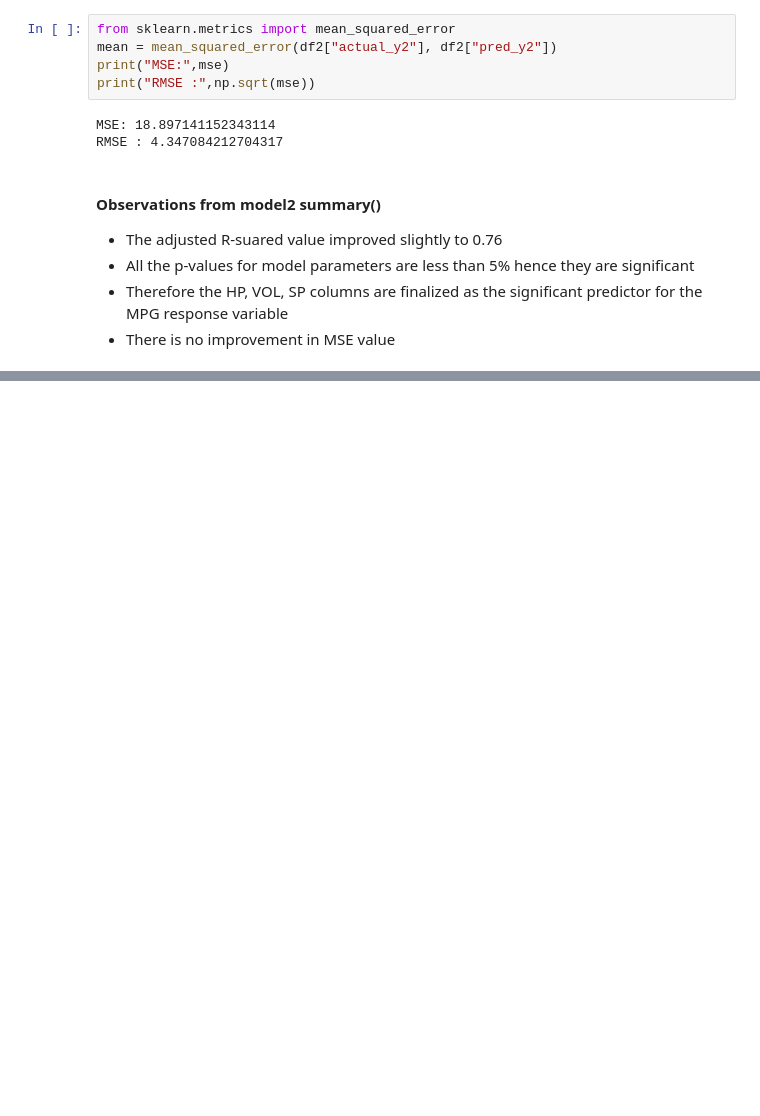
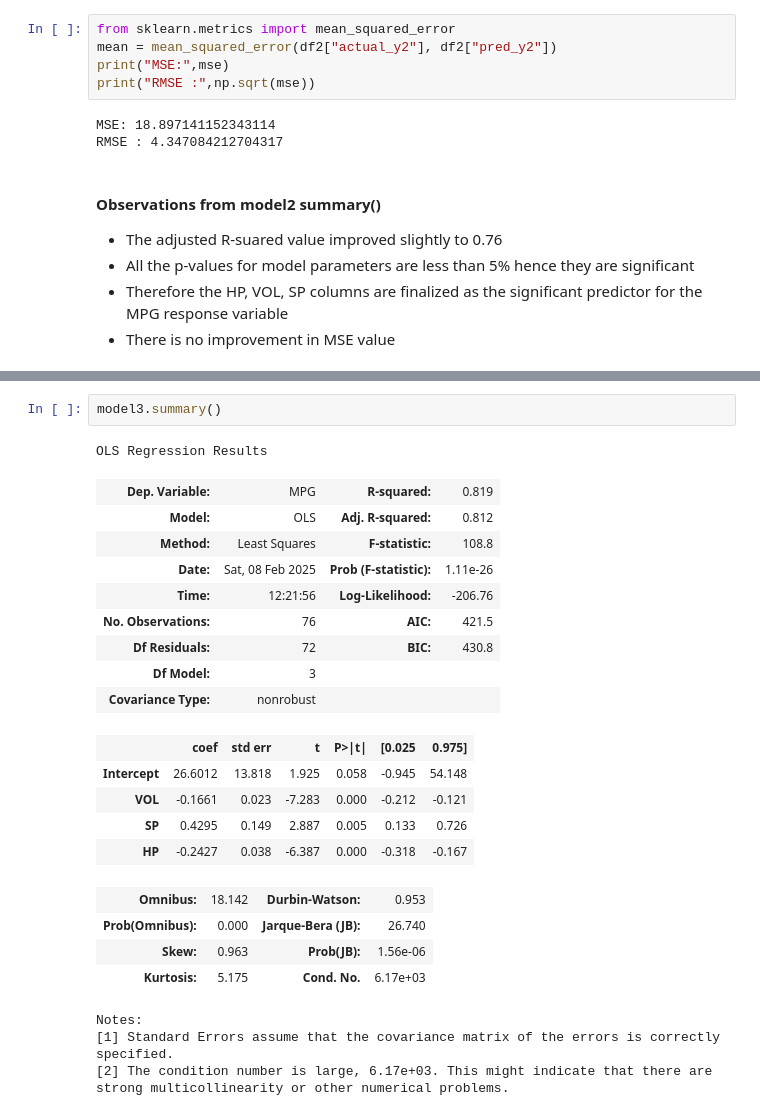
Before and after one commit to AnirudhReddy1252/AIML_TASK, a Jupyter notebook: Multi Regression.ipynb, the cells around one changed output, grey strips where cells are left out. Cells and saved outputs as stored; diff of their text form; blank space fills up the shorter version.

```diff
--- a/Multi Regression.ipynb
+++ b/Multi Regression.ipynb
@@ -367,0 +426,26 @@ RMSE : 4.347084212704317
+# %%
+model3.summary()
+# %% [output]
+OLS Regression Results
+| Dep. Variable: | MPG | R-squared: | 0.819 |
+| Model: | OLS | Adj. R-squared: | 0.812 |
+| Method: | Least Squares | F-statistic: | 108.8 |
+| Date: | Sat, 08 Feb 2025 | Prob (F-statistic): | 1.11e-26 |
+| Time: | 12:21:56 | Log-Likelihood: | -206.76 |
+| No. Observations: | 76 | AIC: | 421.5 |
+| Df Residuals: | 72 | BIC: | 430.8 |
+| Df Model: | 3 |  |  |
+| Covariance Type: | nonrobust |  |  |
+|  | coef | std err | t | P>|t| | [0.025 | 0.975] |
+| Intercept | 26.6012 | 13.818 | 1.925 | 0.058 | -0.945 | 54.148 |
+| VOL | -0.1661 | 0.023 | -7.283 | 0.000 | -0.212 | -0.121 |
+| SP | 0.4295 | 0.149 | 2.887 | 0.005 | 0.133 | 0.726 |
+| HP | -0.2427 | 0.038 | -6.387 | 0.000 | -0.318 | -0.167 |
+| Omnibus: | 18.142 | Durbin-Watson: | 0.953 |
+| Prob(Omnibus): | 0.000 | Jarque-Bera (JB): | 26.740 |
+| Skew: | 0.963 | Prob(JB): | 1.56e-06 |
+| Kurtosis: | 5.175 | Cond. No. | 6.17e+03 |
+Notes:
+[1] Standard Errors assume that the covariance matrix of the errors is correctly specified.
+[2] The condition number is large, 6.17e+03. This might indicate that there are
+strong multicollinearity or other numerical problems.
```
Also changed, not shown: parts of 16 cells of this notebook.
